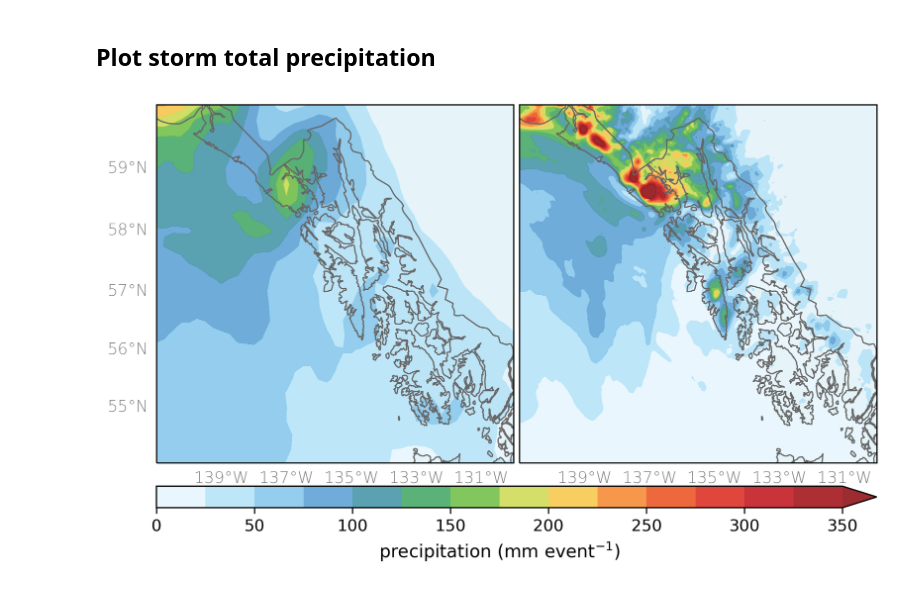
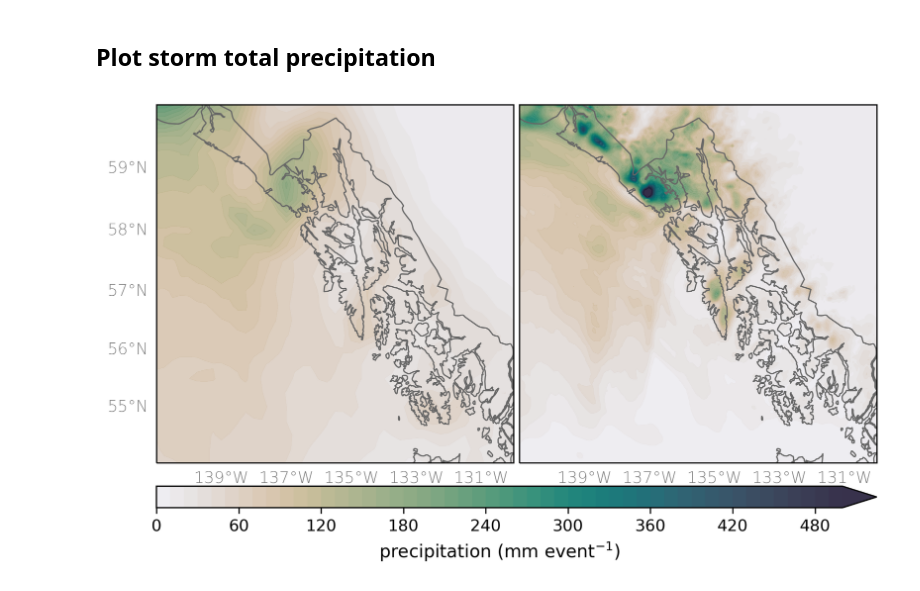
Before and after one commit to dlnash/SEAK_climatology, a Jupyter notebook: analysis/misc/compare_ERA5_WRF_precip.ipynb, the cells around one changed output. Saved outputs shown, nothing was run; the diff lists cells and outputs as text; code cells hidden in the pictures.

Commit message:
modify plots for Jon revisions round 2

```diff
--- a/analysis/misc/compare_ERA5_WRF_precip.ipynb
+++ b/analysis/misc/compare_ERA5_WRF_precip.ipynb
@@ -179,32 +179,35 @@ nrows = 1
 ncols = 2
 
 # Set up Axes Grid
 axes_class = (GeoAxes,dict(projection=mapcrs))
 axgr = AxesGrid(fig, 111, axes_class=axes_class,
                 nrows_ncols=(nrows, ncols), axes_pad = 0.05,
                 cbar_location='bottom', cbar_mode='single',
                 cbar_pad=0.15, cbar_size='3%',label_mode='')
 
 left_lats = [True, False]
 for k, ax in enumerate(axgr):
     ax = draw_basemap(ax, extent=ext1, xticks=dx, yticks=dy,left_lats=left_lats[k], right_lats=False)
 
     # Contour Filled
     prec = data[k][varname_lst[k]].values
     lats = data[k].lat.values
     lons = data[k].lon.values
+    cmap = nclc.cmap('WhiteBlueGreenYellowRed')
+    cmap = cmo.rain
+    cflevs = np.arange(0, 510, 10)
     cf = ax.contourf(lons, lats, prec, transform=datacrs,
-                     levels=np.arange(0, 375, 25), cmap=nclc.cmap('WhiteBlueGreenYellowRed'), alpha=0.9, extend='max')
+                     levels=cflevs, cmap=cmap, alpha=0.9, extend='max')
 
 
 # Colorbar (single)
 cb = fig.colorbar(cf, axgr.cbar_axes[0], orientation='horizontal', drawedges=False)
 cb.set_label('precipitation (mm event$^{-1}$)', fontsize=11)
 cb.ax.tick_params(labelsize=10)
 
 fig.savefig('%s.%s' %(fname, fmt), bbox_inches='tight', dpi=fig.dpi)
 
 # Show
 plt.show()
 # %% [output]
-[figure, old version]
+[figure, new version]
```
Also changed, not shown: 5 other files.
